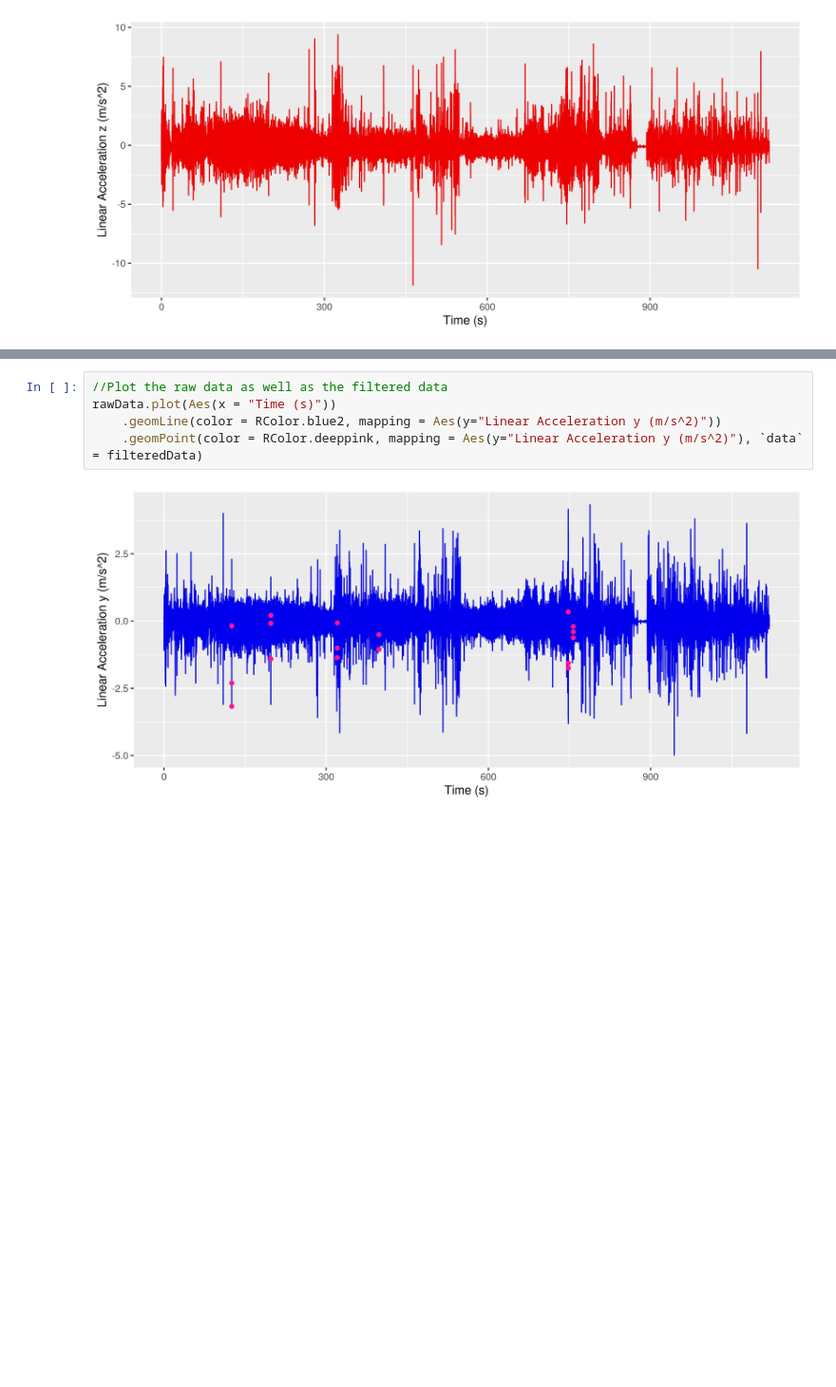
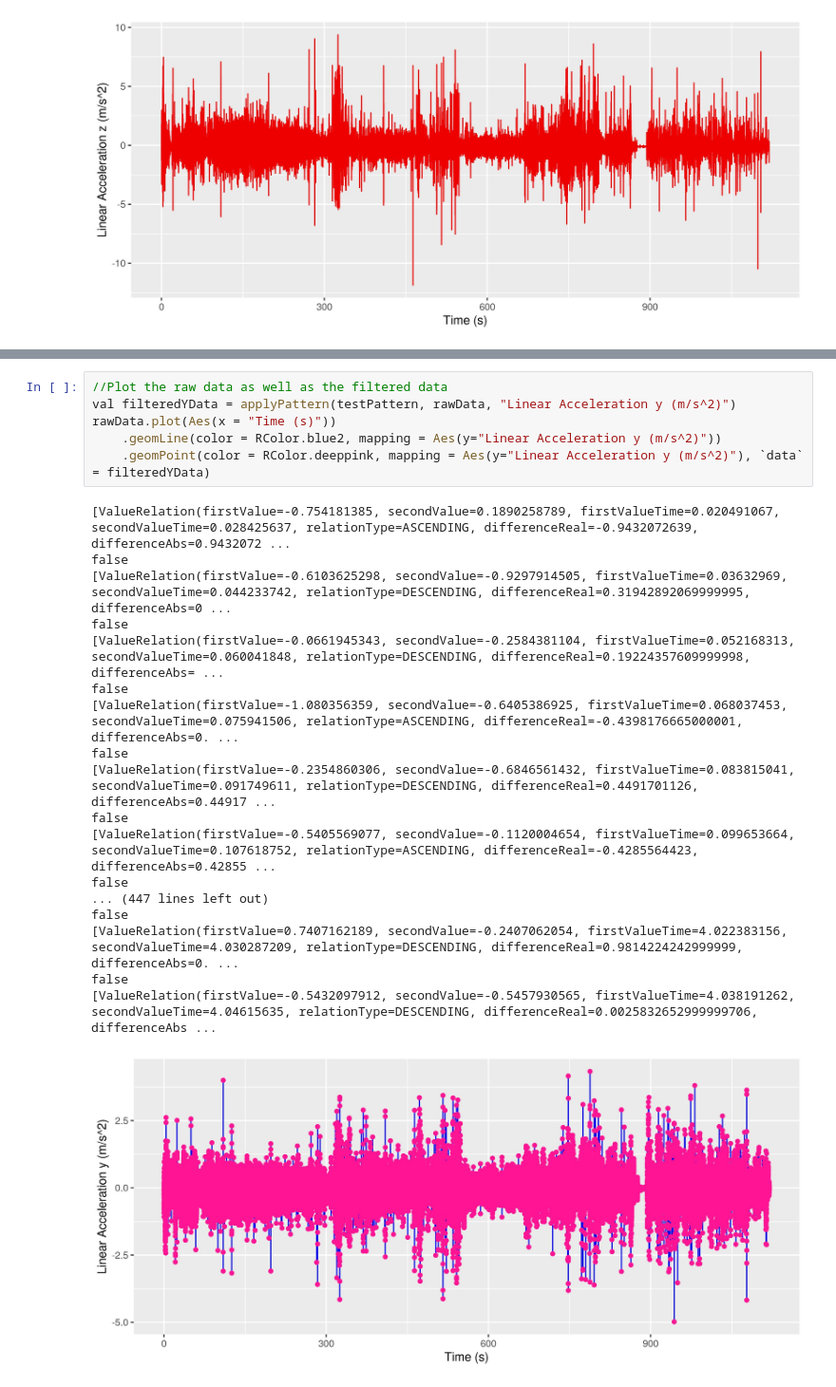
Before and after one commit to MohrJonas/DIYPhysicsExperiment, a Jupyter notebook: Calculations.ipynb, the cells around one changed output, grey strips where cells are left out. Shown at 95% size. Drawn from its saved outputs; the diff is of its cells as text; blank space fills up the shorter version.

```diff
--- a/Calculations.ipynb
+++ b/Calculations.ipynb
@@ -54,7 +74,25 @@ val filteredData = rawData.filterByRow { mappedTimes.contains(it["Time (s)"] as
 # %%
 //Plot the raw data as well as the filtered data
+val filteredYData = applyPattern(testPattern, rawData, "Linear Acceleration y (m/s^2)")
 rawData.plot(Aes(x = "Time (s)"))
     .geomLine(color = RColor.blue2, mapping = Aes(y="Linear Acceleration y (m/s^2)"))
-    .geomPoint(color = RColor.deeppink, mapping = Aes(y="Linear Acceleration y (m/s^2)"), `data` = filteredData)
+    .geomPoint(color = RColor.deeppink, mapping = Aes(y="Linear Acceleration y (m/s^2)"), `data` = filteredYData)
 # %% [output]
+[ValueRelation(firstValue=-0.754181385, secondValue=0.1890258789, firstValueTime=0.020491067, secondValueTime=0.028425637, relationType=ASCENDING, differenceReal=-0.9432072639, differenceAbs=0.9432072 ...
+false
+[ValueRelation(firstValue=-0.6103625298, secondValue=-0.9297914505, firstValueTime=0.03632969, secondValueTime=0.044233742, relationType=DESCENDING, differenceReal=0.31942892069999995, differenceAbs=0 ...
+false
+[ValueRelation(firstValue=-0.0661945343, secondValue=-0.2584381104, firstValueTime=0.052168313, secondValueTime=0.060041848, relationType=DESCENDING, differenceReal=0.19224357609999998, differenceAbs= ...
+false
+[ValueRelation(firstValue=-1.080356359, secondValue=-0.6405386925, firstValueTime=0.068037453, secondValueTime=0.075941506, relationType=ASCENDING, differenceReal=-0.4398176665000001, differenceAbs=0. ...
+false
+[ValueRelation(firstValue=-0.2354860306, secondValue=-0.6846561432, firstValueTime=0.083815041, secondValueTime=0.091749611, relationType=DESCENDING, differenceReal=0.4491701126, differenceAbs=0.44917 ...
+false
+[ValueRelation(firstValue=-0.5405569077, secondValue=-0.1120004654, firstValueTime=0.099653664, secondValueTime=0.107618752, relationType=ASCENDING, differenceReal=-0.4285564423, differenceAbs=0.42855 ...
+false
+... (447 lines left out)
+false
+[ValueRelation(firstValue=0.7407162189, secondValue=-0.2407062054, firstValueTime=4.022383156, secondValueTime=4.030287209, relationType=DESCENDING, differenceReal=0.9814224242999999, differenceAbs=0. ...
+false
+[ValueRelation(firstValue=-0.5432097912, secondValue=-0.5457930565, firstValueTime=4.038191262, secondValueTime=4.04615635, relationType=DESCENDING, differenceReal=0.0025832652999999706, differenceAbs ...
-[figure, old version]
+[figure, new version]
```
Also changed, not shown: parts of 9 cells of this notebook, 6 other files.
